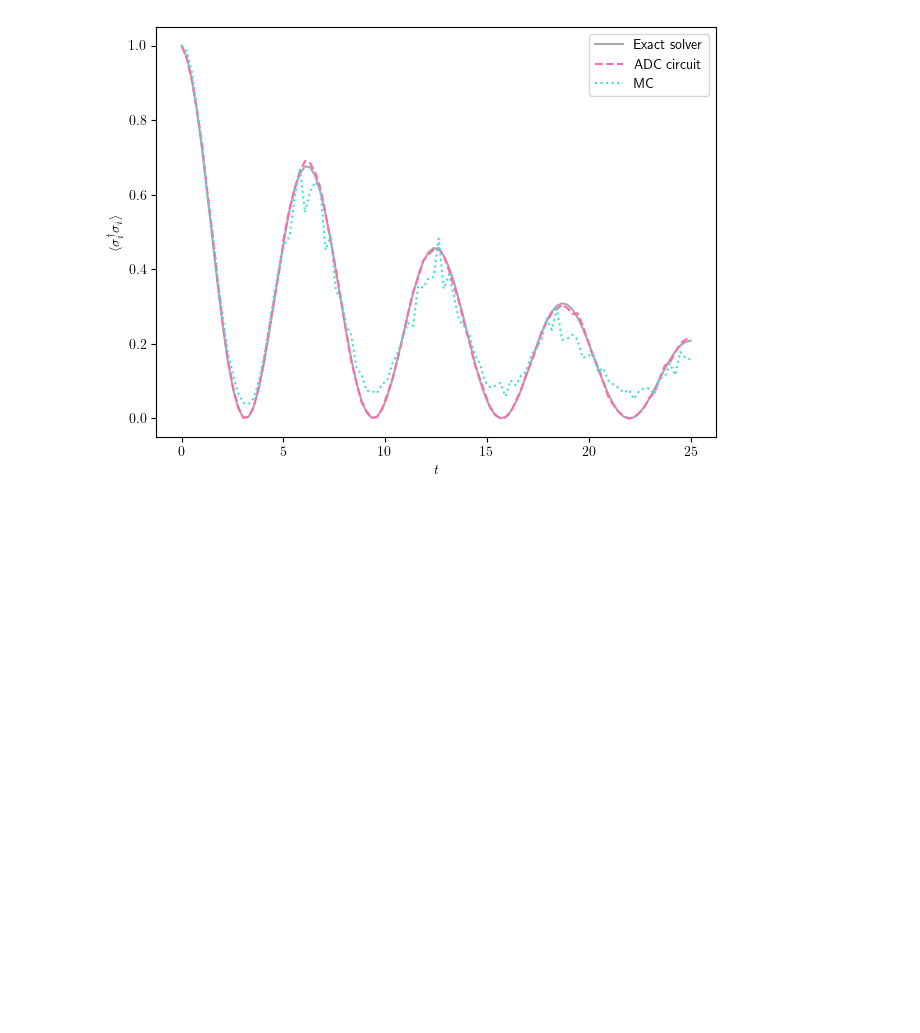
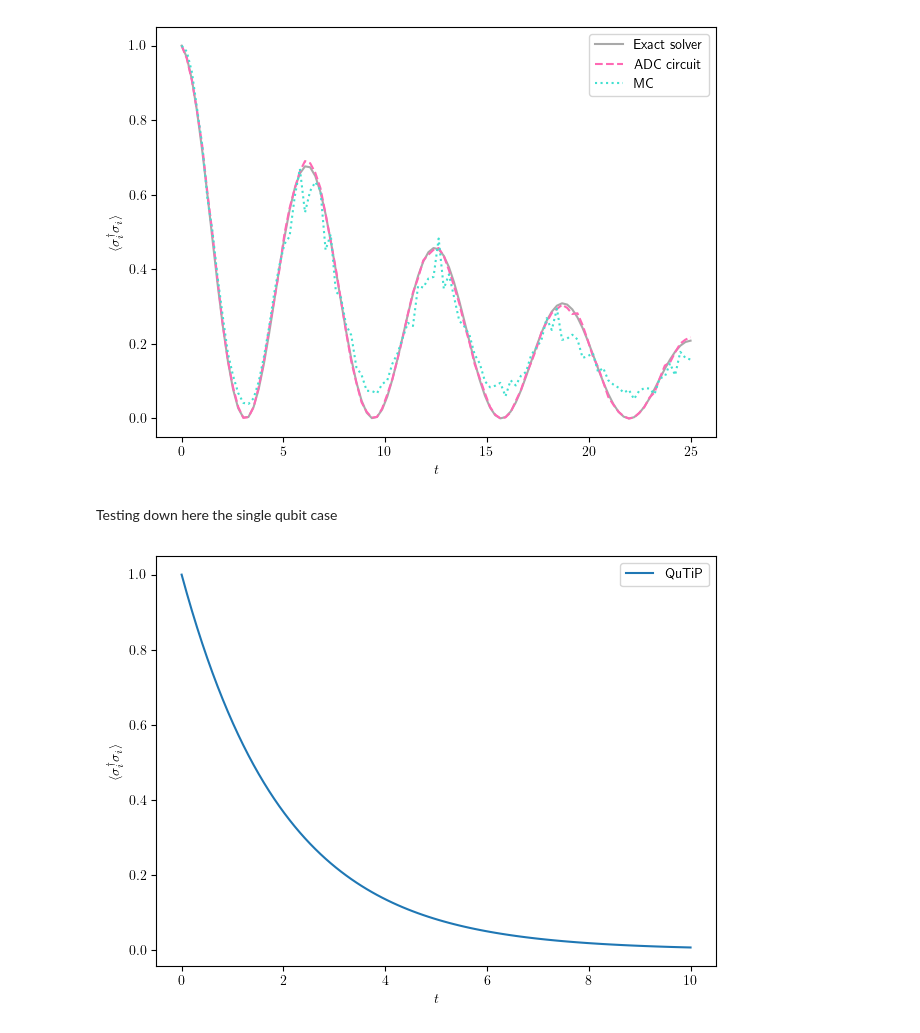
Before and after one commit to bentirher/dmpf_dissipation, a Jupyter notebook: montecarlo/first_test.ipynb, the cells around one changed output. Drawn from its saved outputs; the diff is of its cells as text; code cells hidden in the pictures; blank space fills up the shorter version.

Commit message:
test one-qubit monte carlo

```diff
--- a/montecarlo/first_test.ipynb
+++ b/montecarlo/first_test.ipynb
@@ -361,3 +366,32 @@ plt.tight_layout()
 plt.show()
 # %% [output]
 [figure]
+# %% [markdown]
+Testing down here the single qubit case
+# %%
+omega = 1
+gamma = 0.5*omega
+tlist = np.linspace(0, 10, 100)
+n = 1
+
+rho0 = basis(2, 0)
+H = omega * sigmam().dag()*sigmam()
+e_ops = [ sigmam().dag()*sigmam() ]
+c_ops = [ np.sqrt(gamma)*sigmam()]
+
+result = mesolve(H, rho0, tlist, c_ops=c_ops, e_ops=e_ops)
+
+import matplotlib.pyplot as plt
+plt.rcParams['text.usetex'] = True
+plt.rcParams['figure.dpi'] = 100
+plt.rcParams['savefig.dpi'] = 200
+
+plt.plot(tlist, result.expect[0], label = f'QuTiP')
+
+plt.ylabel(r"$\langle \sigma_i^\dagger \sigma_i \rangle$")
+plt.xlabel("$t$")
+plt.legend()
+plt.tight_layout()
+plt.show()
+# %% [output]
+[figure, added]
```
Also changed, not shown: parts of 5 cells of this notebook.
